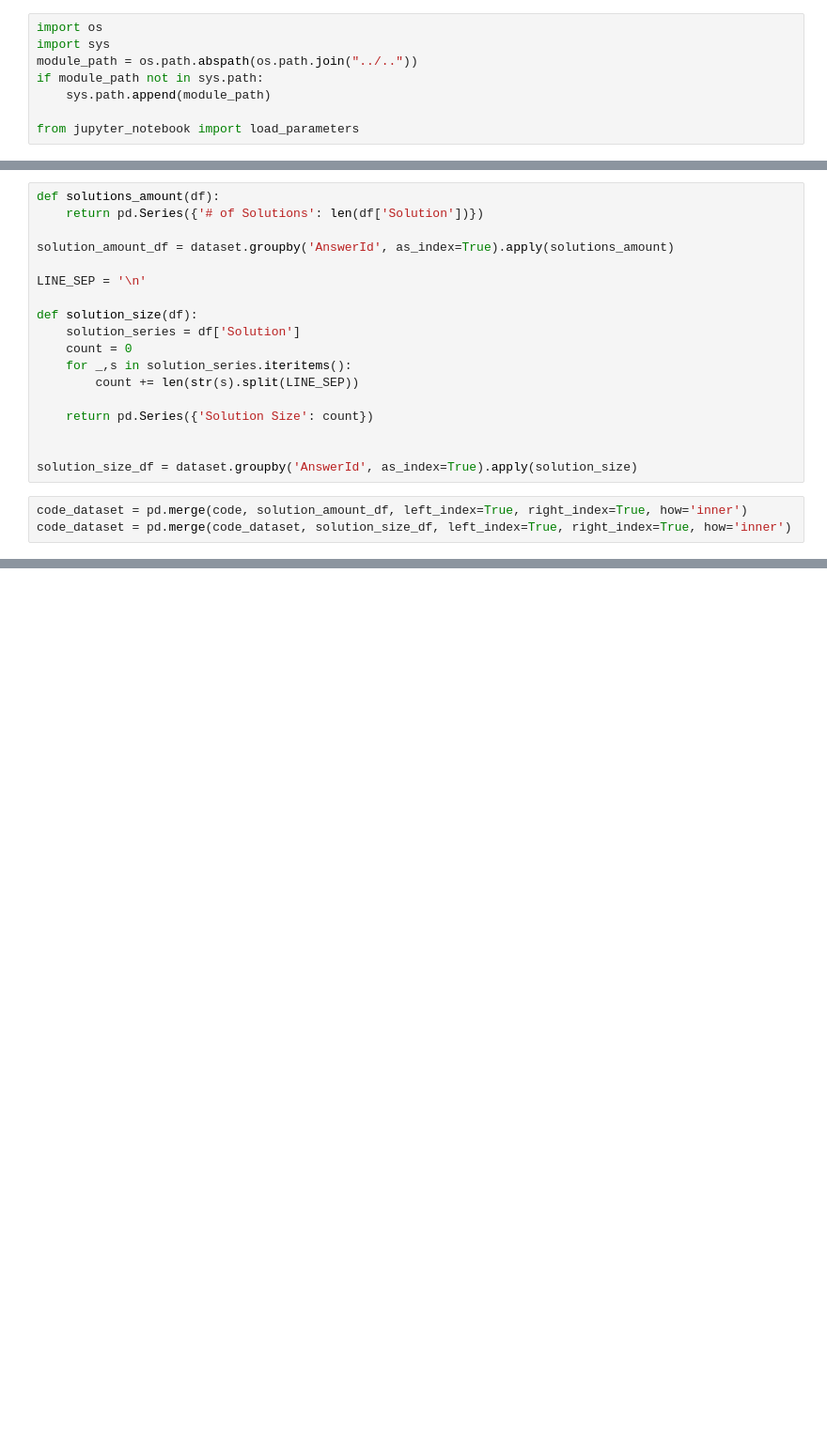
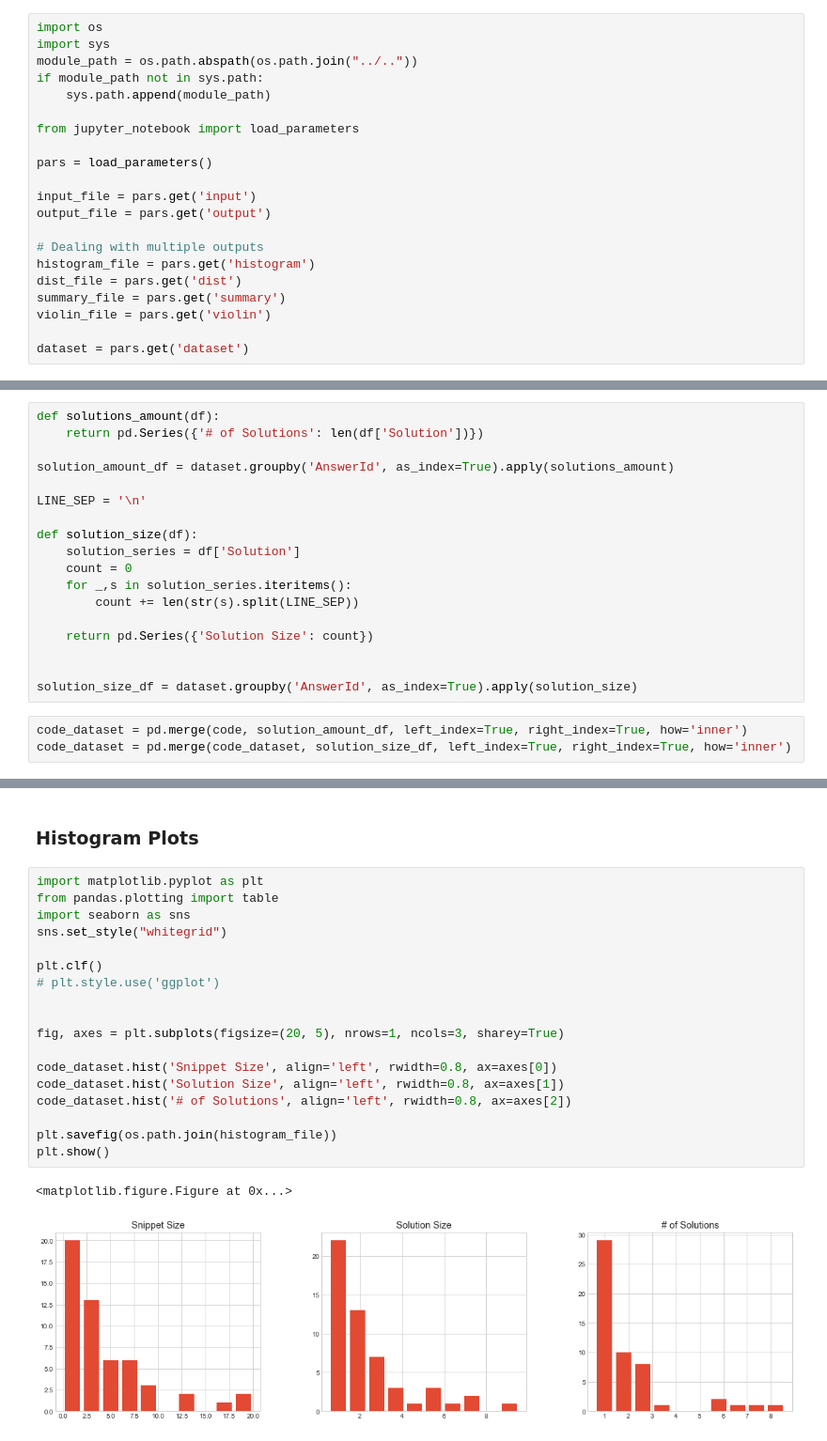
Before and after one commit to DiegoEliasCosta/snippet-optimization, a Jupyter notebook: code/analysis/dataset-analysis.ipynb, the cells around one changed output, grey strips where cells are left out. Shown: that part at 94% size. Saved outputs shown, nothing was run; the diff lists cells and outputs as text; blank space fills up the shorter version.

```diff
--- a/code/analysis/dataset-analysis.ipynb
+++ b/code/analysis/dataset-analysis.ipynb
@@ -6,3 +8,16 @@ if module_path not in sys.path:
     sys.path.append(module_path)
 
 from jupyter_notebook import load_parameters
+
+pars = load_parameters()
+
+input_file = pars.get('input')
+output_file = pars.get('output')
+
+# Dealing with multiple outputs
+histogram_file = pars.get('histogram')
+dist_file = pars.get('dist')
+summary_file = pars.get('summary')
+violin_file = pars.get('violin')
+
+dataset = pars.get('dataset')
@@ -79,0 +69,23 @@ code_dataset
+# %% [markdown]
+### Histogram Plots
+# %%
+import matplotlib.pyplot as plt
+from pandas.plotting import table
+import seaborn as sns
+sns.set_style("whitegrid")
+
+plt.clf()
+# plt.style.use('ggplot')
+
+
+fig, axes = plt.subplots(figsize=(20, 5), nrows=1, ncols=3, sharey=True)
+
+code_dataset.hist('Snippet Size', align='left', rwidth=0.8, ax=axes[0])
+code_dataset.hist('Solution Size', align='left', rwidth=0.8, ax=axes[1])
+code_dataset.hist('# of Solutions', align='left', rwidth=0.8, ax=axes[2])
+
+plt.savefig(os.path.join(histogram_file))
+plt.show()
+# %% [output]
+<matplotlib.figure.Figure at 0x...>
+[figure, added]
```
Also changed, not shown: parts of 13 cells of this notebook, 2 other files.
